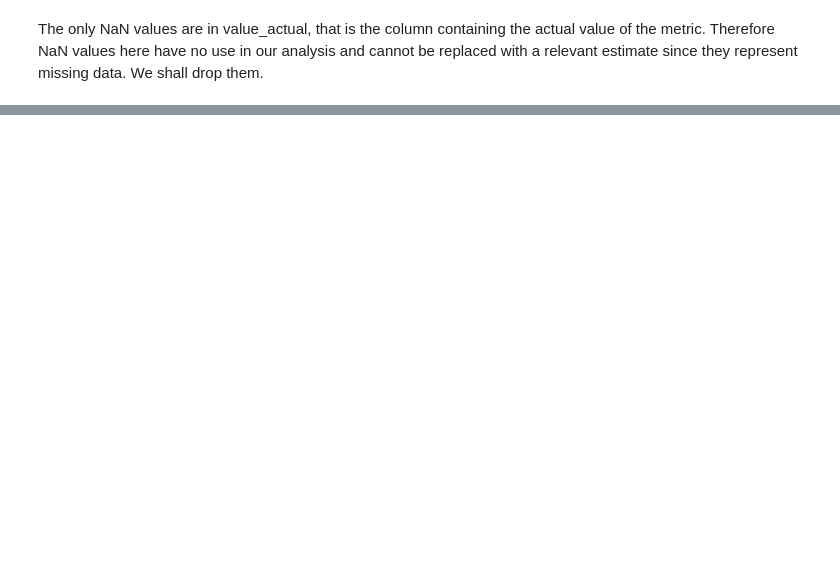
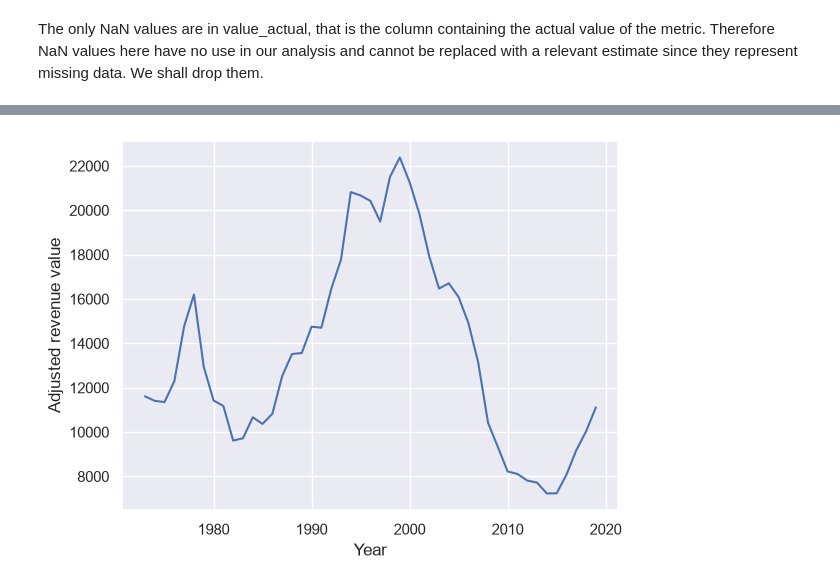
Before and after one commit to MarcoTosoni/music_sales, a Jupyter notebook: analysis.ipynb, the cells around one changed output, grey strips where cells are left out. Drawn from its saved outputs; the diff is of its cells as text; code cells hidden in the pictures; blank space fills up the shorter version.

Commit message:
first plots and revenue analysis

```diff
--- a/analysis.ipynb
+++ b/analysis.ipynb
@@ -8,6 +8,8 @@ import pandas as pd
 
 import matplotlib.pyplot as plt
 import seaborn as sns
+
+sns.set_theme()
 # %%
 music_raw = pd.read_csv('musicdata/musicdata.csv')
 music = music_raw.copy()
@@ -168,0 +158,4 @@ For each year, every format type has 3 different metrics: units, value and value
+# %%
+music_adj = music[music['metric']=='Value (Adjusted)']
+music_sales = music_adj.groupby(by='year',as_index=False)['value_actual'].sum()
+music_sales.head()
@@ -168,0 +169,6 @@ For each year, every format type has 3 different metrics: units, value and value
+# %%
+sns.lineplot(data=music_sales,x='year',y='value_actual');
+plt.ylabel('Adjusted revenue value');
+plt.xlabel('Year');
+# %% [output]
+[figure, added]
```
Also changed, not shown: parts of 11 cells of this notebook.
